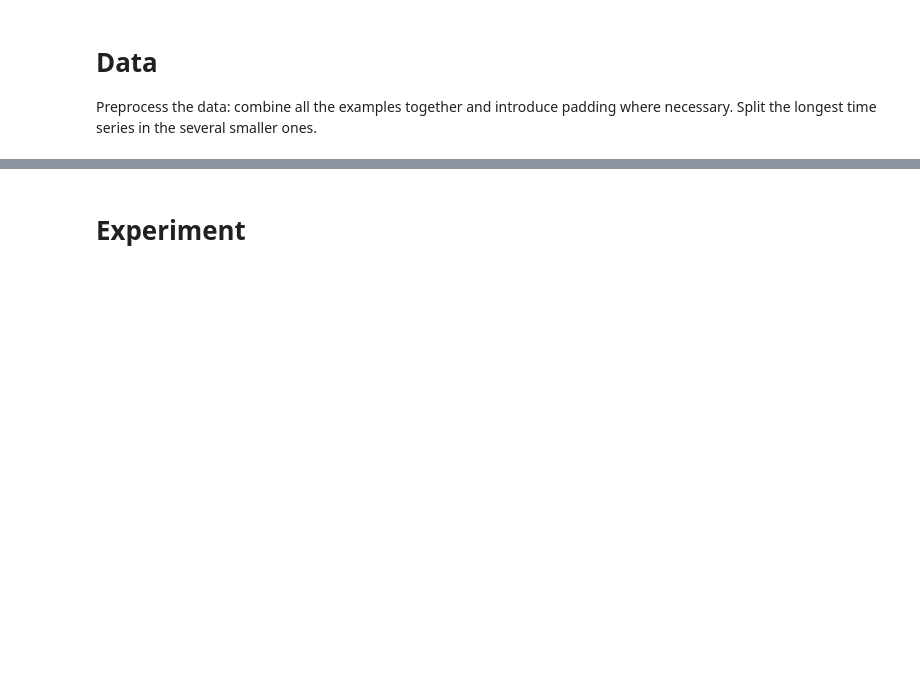
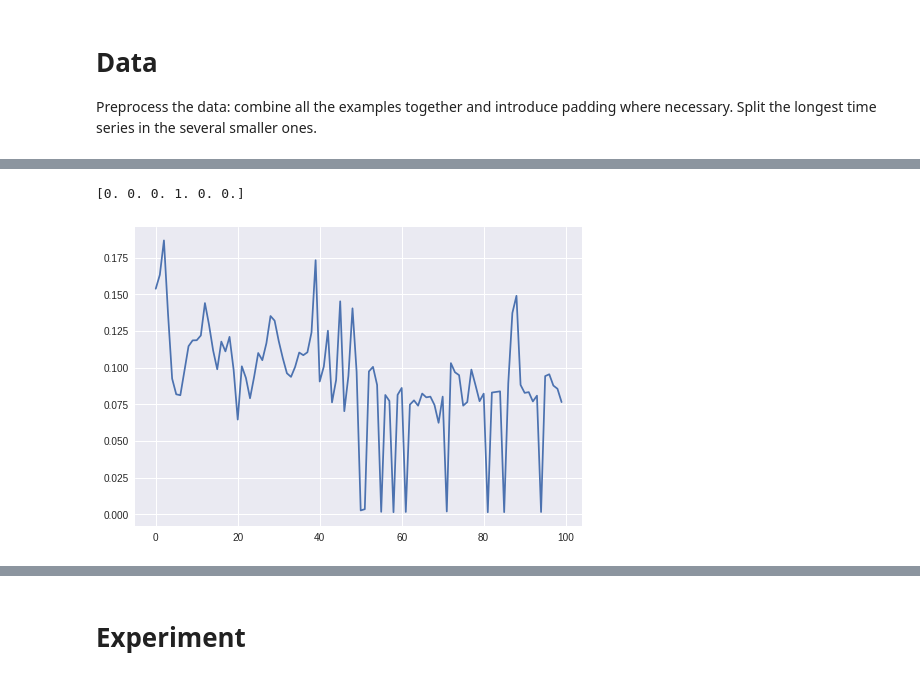
Before and after one commit to iegorval/neural_nets, a Jupyter notebook: Robot.ipynb, the cells around one changed output, grey strips where cells are left out. Drawn from its saved outputs; the diff is of its cells as text; code cells hidden in the pictures; blank space fills up the shorter version.

```diff
--- a/Robot.ipynb
+++ b/Robot.ipynb
@@ -126,6 +167,6 @@ currents_no_labels = [currents[0] for currents in currents_long]
 # %%
 # Skip some timesteps
-skip = 10
+skip = 1
 currents_skip = list()
 for currents in currents_no_labels:
   currents_skip.append(list())
@@ -137,7 +178,7 @@ for currents in currents_no_labels:
       break
 # %%
 # Get training data into a numpy matrix
-train_x = np.stack(currents_skip, axis=0)
+full_x = np.stack(currents_skip, axis=0)
 # Get training labels
-train_y = np.array([currents[1] for currents in currents_long])
-train_y_labels = [from_one_hot(one_hot) for one_hot in train_y]
+full_y = np.array([currents[1] for currents in currents_long])
+full_y_labels = [from_one_hot(one_hot) for one_hot in full_y]
@@ -147,0 +188,13 @@ print(train_x.shape, train_y.shape)
+# %%
+# Training set
+train_x = full_x[10:89]
+train_y = full_y_binary[10:89]
+# Test set
+test_x = np.concatenate((full_x[:10], full_x[89:]), axis=0)
+test_y = full_y_binary[:10] + full_y_binary[89:]
+
+plt.plot(full_x_norm[1])
+print(full_y[1])
+# %% [output]
+[0. 0. 0. 1. 0. 0.]
+[figure, added]
```
Also changed, not shown: parts of 21 cells of this notebook.
